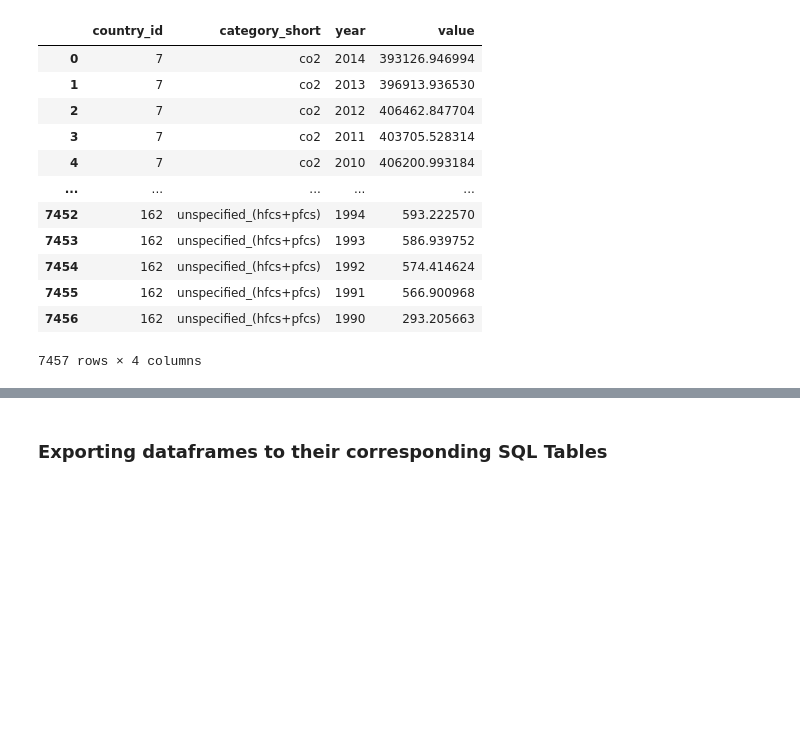
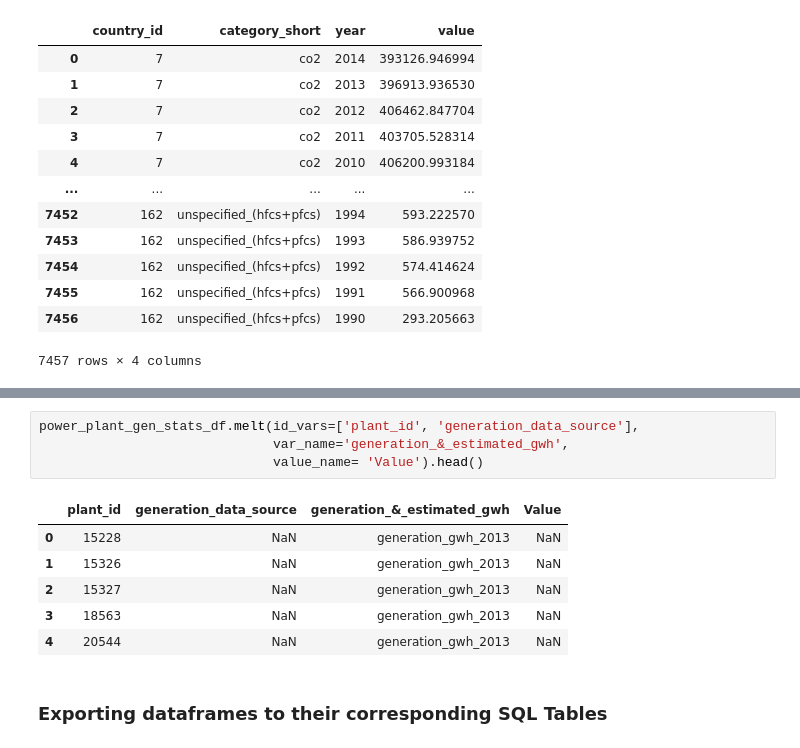
Before and after one commit to JacobTrevithick/Climate-Change-Visualizations, a Jupyter notebook: data_cleaning_pipeline.ipynb, the cells around one changed output, grey strips where cells are left out. Drawn from its saved outputs; the diff is of its cells as text; blank space fills up the shorter version.

```diff
--- a/data_cleaning_pipeline.ipynb
+++ b/data_cleaning_pipeline.ipynb
@@ -476,3 +519,14 @@ greenhouse_gases_df
+# %%
+power_plant_gen_stats_df.melt(id_vars=['plant_id', 'generation_data_source'],
+                              var_name='generation_&_estimated_gwh',
+                              value_name= 'Value').head()
+# %% [output]
+|  | plant_id | generation_data_source | generation_&_estimated_gwh | Value |
+| 0 | 15228 | NaN | generation_gwh_2013 | NaN |
+| 1 | 15326 | NaN | generation_gwh_2013 | NaN |
+| 2 | 15327 | NaN | generation_gwh_2013 | NaN |
+| 3 | 18563 | NaN | generation_gwh_2013 | NaN |
+| 4 | 20544 | NaN | generation_gwh_2013 | NaN |
 # %% [markdown]
 ### Exporting dataframes to their corresponding SQL Tables
 # %%
```
Also changed, not shown: parts of 14 cells of this notebook, 6 other files.
